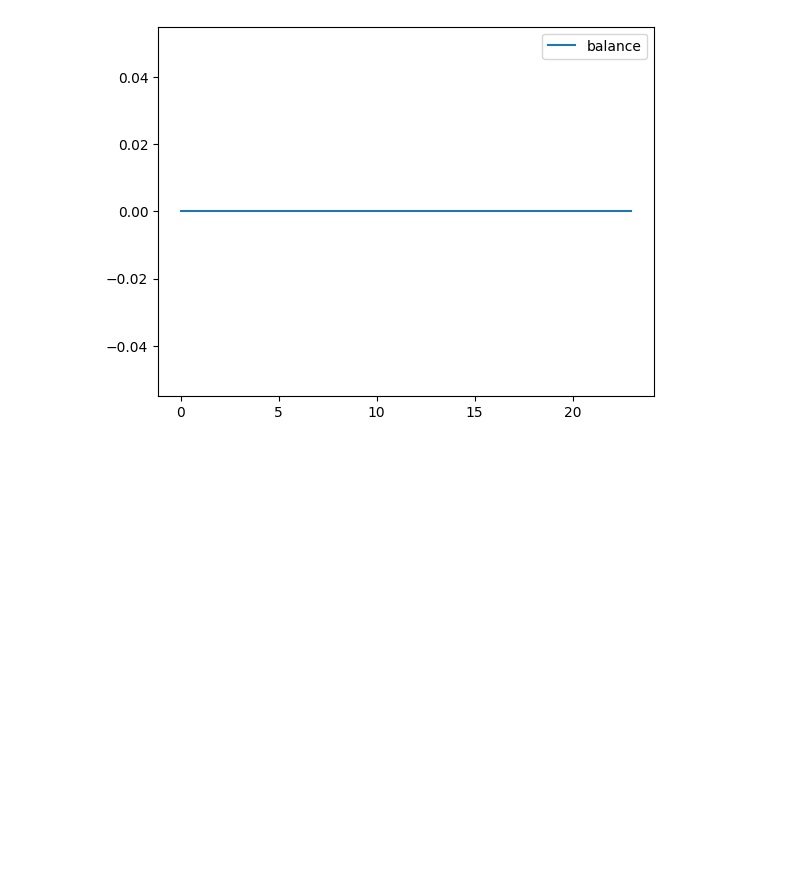
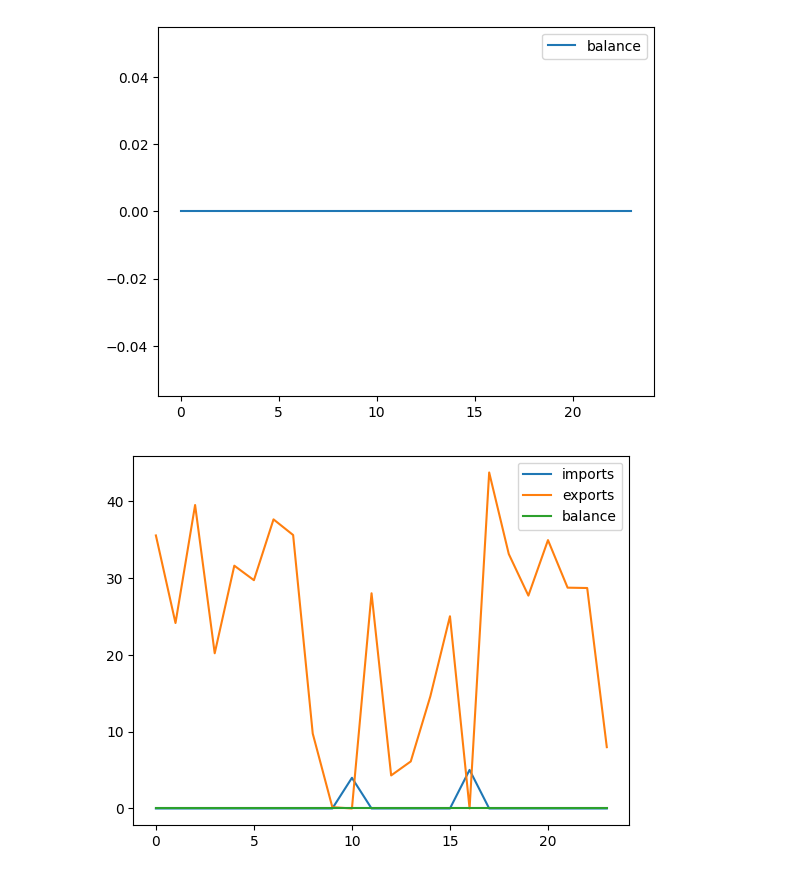
Before and after one commit to ECGomes/pyecom, a Jupyter notebook: notebooks/scenarios/sequential_testing/sequential_rl_v0.ipynb, the cells around one changed output. Drawn from its saved outputs; the diff is of its cells as text; code cells hidden in the pictures; blank space fills up the shorter version.

```diff
--- a/notebooks/scenarios/sequential_testing/sequential_rl_v0.ipynb
+++ b/notebooks/scenarios/sequential_testing/sequential_rl_v0.ipynb
@@ -378,3 +378,17 @@ plt.legend(['balance'])
 plt.show()
 # %% [output]
 [figure]
+# %%
+# Imports and exports
+
+plt.figure()
+
+plt.plot(test_env.aggregator.imports)
+plt.plot(test_env.aggregator.exports)
+
+plt.plot(test_env.balance_history)
+
+plt.legend(['imports', 'exports', 'balance'])
+plt.show()
+# %% [output]
+[figure, added]
```
Also changed, not shown: parts of 7 cells of this notebook, 1 other file.
